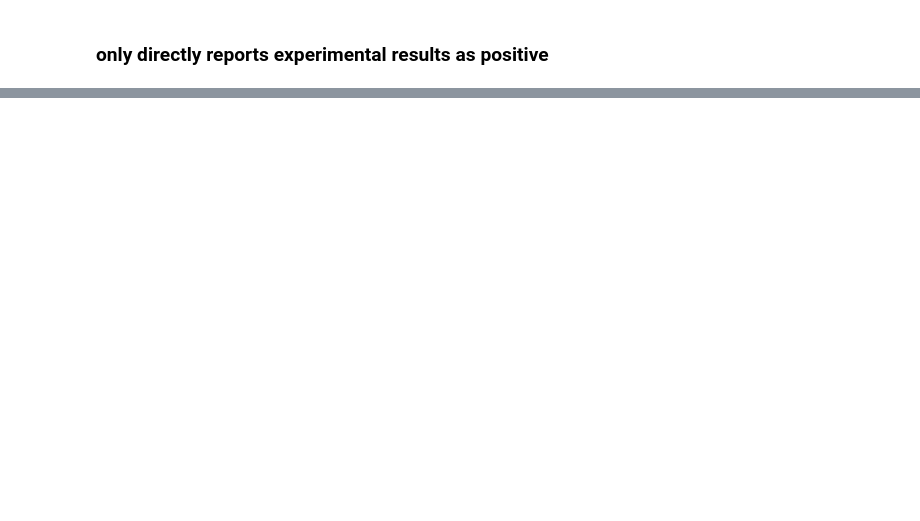
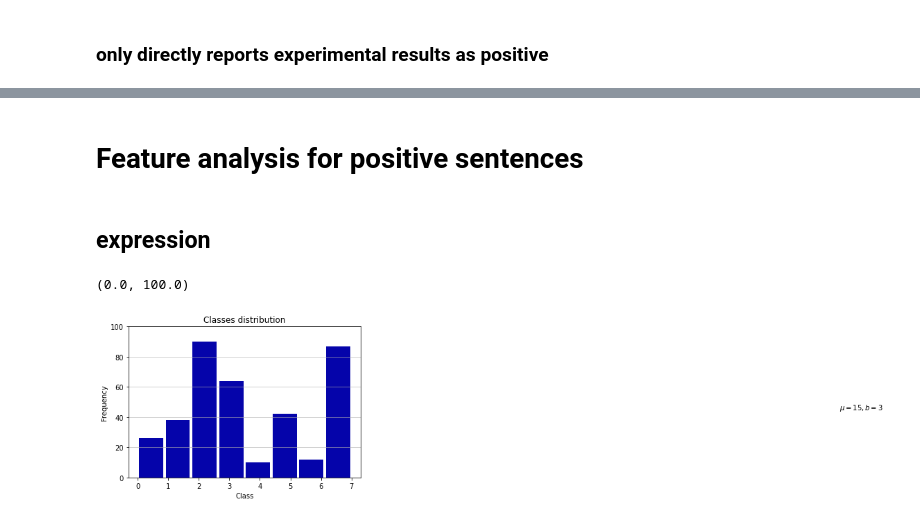
Before and after one commit to WormBase/curation-sentence-classification, a Jupyter notebook: notebooks/new_sentence_clustering.ipynb, the cells around one changed output, grey strips where cells are left out. Cells and saved outputs as stored; diff of their text form; code cells hidden in the pictures; blank space fills up the shorter version.

```diff
--- a/notebooks/new_sentence_clustering.ipynb
+++ b/notebooks/new_sentence_clustering.ipynb
@@ -352,0 +354,21 @@ support: [127  41]
+# %% [markdown]
+# Feature analysis for positive sentences
+# %% [markdown]
+## expression
+# %%
+import matplotlib.pyplot as plt
+import numpy as np
+
+n, bins, patches = plt.hist(x=[r[5] for r in cleaned_expression_data_orig], bins=8, color='#0504aa',
+                            alpha=1, rwidth=0.9)
+plt.grid(axis='y', alpha=0.75)
+plt.xlabel('Class')
+plt.ylabel('Frequency')
+plt.title('Classes distribution')
+plt.text(23, 45, r'$\mu=15, b=3$')
+maxfreq = n.max()
+# Set a clean upper y-axis limit.
+plt.ylim(ymax=np.ceil(maxfreq / 10) * 10 if maxfreq % 10 else maxfreq + 10)
+# %% [output]
+(0.0, 100.0)
+[figure, added]
```
Also changed, not shown: parts of 19 cells of this notebook, 1 other file.
